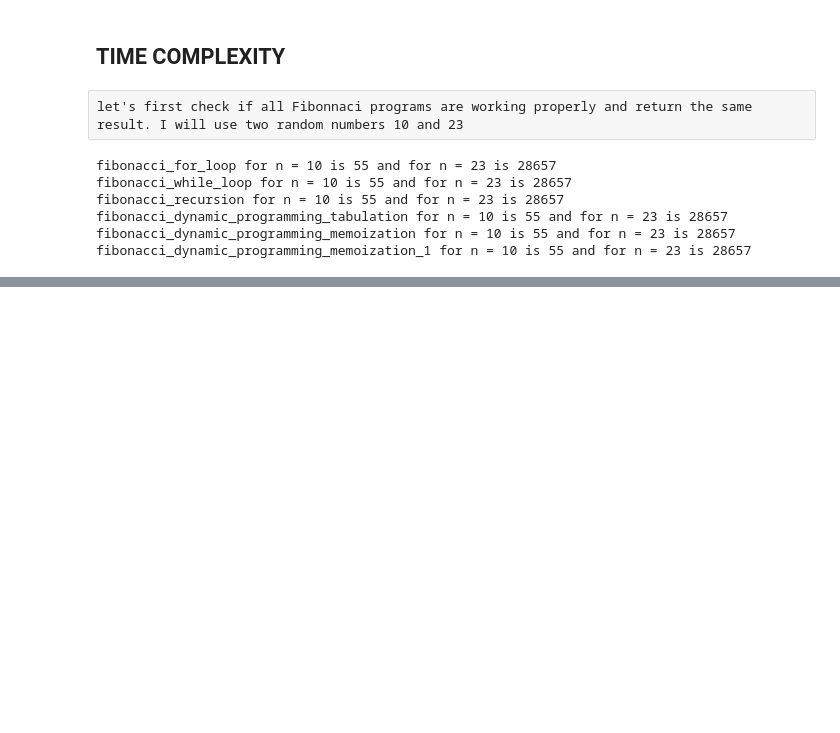
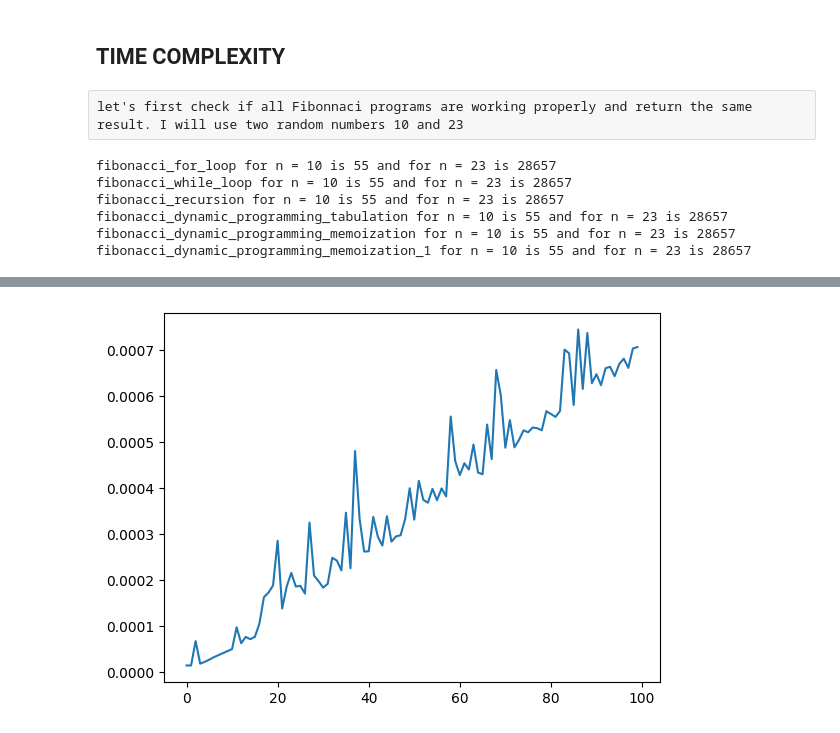
Before and after one commit to mArcinUci/project_time_complexity_dp_for_while_recur, a Jupyter notebook: time_complexity.ipynb, the cells around one changed output, grey strips where cells are left out. Drawn from its saved outputs; the diff is of its cells as text; code cells hidden in the pictures; blank space fills up the shorter version.

```diff
--- a/time_complexity.ipynb
+++ b/time_complexity.ipynb
@@ -239,0 +262,14 @@ plt.show()
+# %%
+for n in range(100):
+    results = timeit.repeat("fibonacci_while_loop(n)", globals=globals(), number=100, repeat=10)
+    mean_result = statistics.mean(results)
+    time_info = re.search(r"(\d+\.\d+e?-?\d*)", str(mean_result)).group(0)
+    timeit_fibonacci_while_loop.append(float(time_info))
+
+x = list(range(100))
+y = timeit_fibonacci_while_loop
+
+plt.plot(x,y)
+plt.show()
+# %% [output]
+[figure, added]
```
Also changed, not shown: parts of 17 cells of this notebook.
